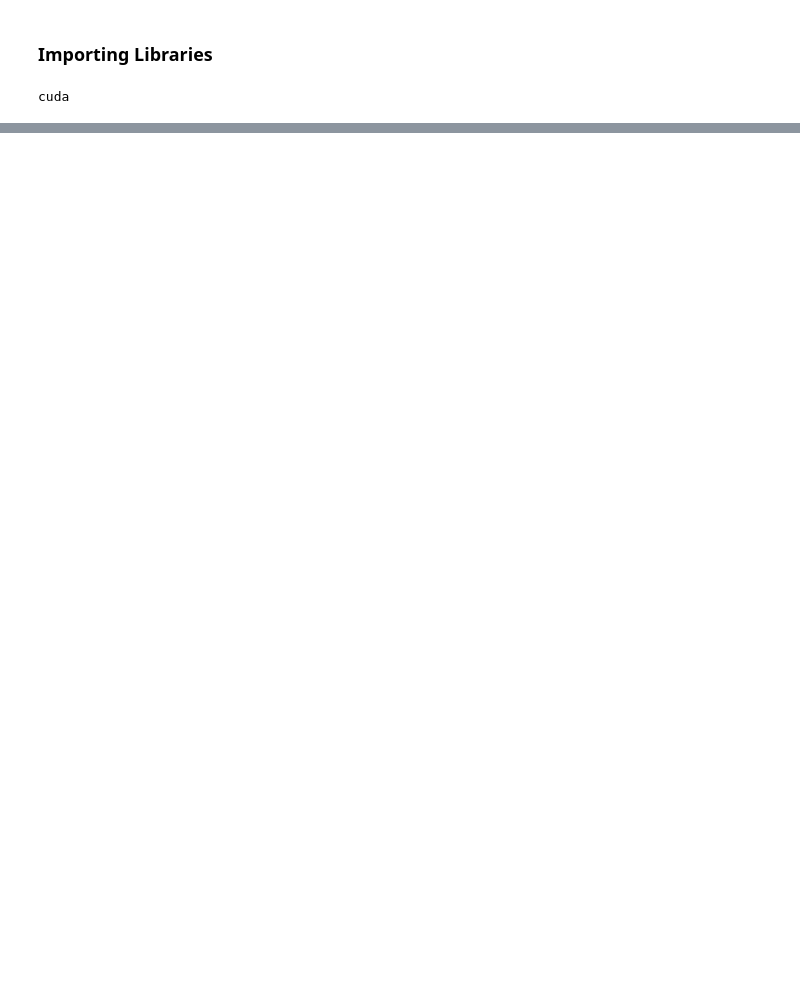
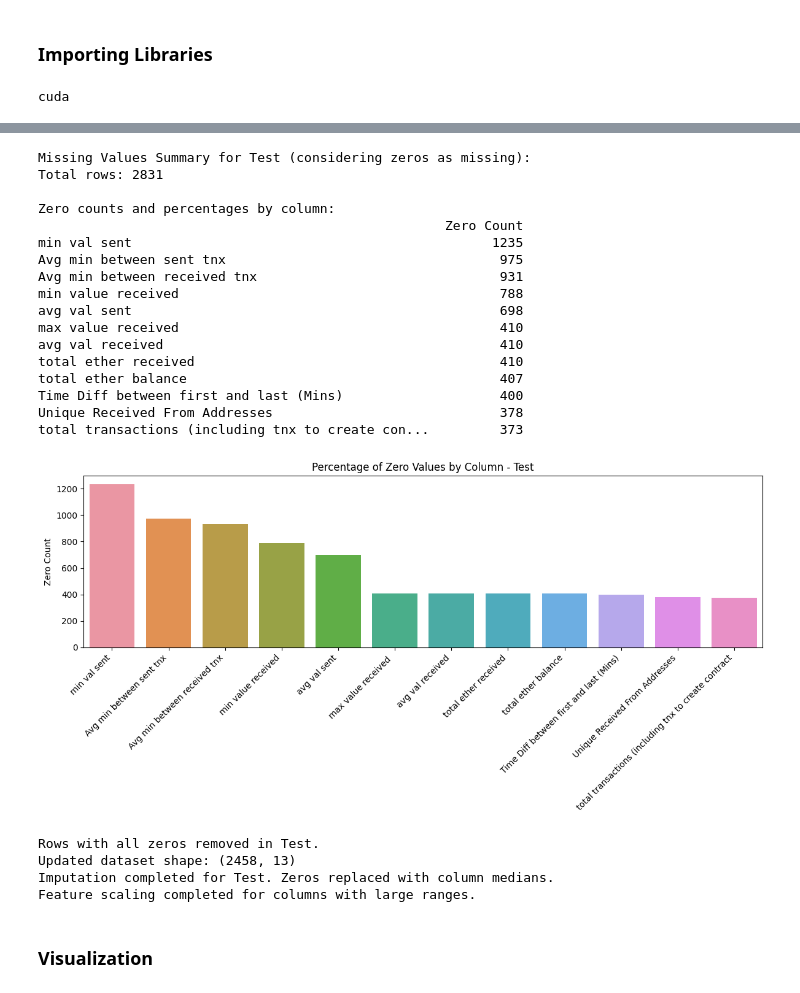
Before and after one commit to ChetaNMahipaL/SMAI-Assignment-1, a Jupyter notebook: Crypto_Detective/main.ipynb, the cells around one changed output, grey strips where cells are left out. Drawn from its saved outputs; the diff is of its cells as text; code cells hidden in the pictures; blank space fills up the shorter version.

```diff
--- a/Crypto_Detective/main.ipynb
+++ b/Crypto_Detective/main.ipynb
@@ -38,0 +165,27 @@ cuda
+# %%
+test_data = analyze_and_impute(test_data, "Test")
+# %% [output]
+Missing Values Summary for Test (considering zeros as missing):
+Total rows: 2831
+
+Zero counts and percentages by column:
+                                                    Zero Count
+min val sent                                              1235
+Avg min between sent tnx                                   975
+Avg min between received tnx                               931
+min value received                                         788
+avg val sent                                               698
+max value received                                         410
+avg val received                                           410
+total ether received                                       410
+total ether balance                                        407
+Time Diff between first and last (Mins)                    400
+Unique Received From Addresses                             378
+total transactions (including tnx to create con...         373
+[figure, added]
+Rows with all zeros removed in Test.
+Updated dataset shape: (2458, 13)
+Imputation completed for Test. Zeros replaced with column medians.
+Feature scaling completed for columns with large ranges.
+# %% [markdown]
+### **Visualization**
```
Also changed, not shown: parts of 9 cells of this notebook.
